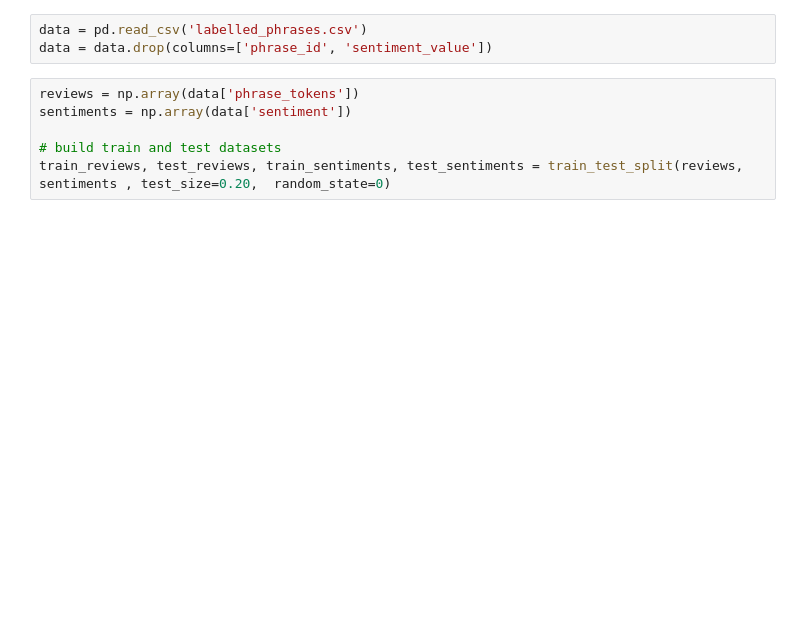
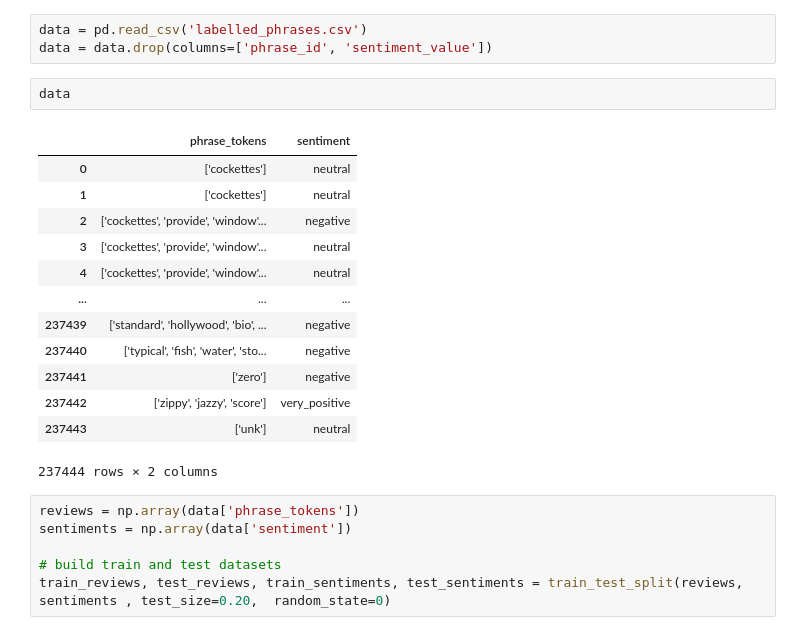
Before and after one commit to Evan-Moss/sentiment-classification, a Jupyter notebook: notebooks/supervised-learning.ipynb, the cells around one changed output. Saved outputs shown, nothing was run; the diff lists cells and outputs as text; blank space fills up the shorter version.

```diff
--- a/notebooks/supervised-learning.ipynb
+++ b/notebooks/supervised-learning.ipynb
@@ -123,6 +131,22 @@ labelled_phrases.head()
 # %%
 data = pd.read_csv('labelled_phrases.csv')
 data = data.drop(columns=['phrase_id', 'sentiment_value'])
+# %%
+data
+# %% [output]
+|  | phrase_tokens | sentiment |
+| 0 | ['cockettes'] | neutral |
+| 1 | ['cockettes'] | neutral |
+| 2 | ['cockettes', 'provide', 'window'... | negative |
+| 3 | ['cockettes', 'provide', 'window'... | neutral |
+| 4 | ['cockettes', 'provide', 'window'... | neutral |
+| ... | ... | ... |
+| 237439 | ['standard', 'hollywood', 'bio', ... | negative |
+| 237440 | ['typical', 'fish', 'water', 'sto... | negative |
+| 237441 | ['zero'] | negative |
+| 237442 | ['zippy', 'jazzy', 'score'] | very_positive |
+| 237443 | ['unk'] | neutral |
+237444 rows × 2 columns
 # %%
 reviews = np.array(data['phrase_tokens'])
 sentiments = np.array(data['sentiment'])
```
Also changed, not shown: parts of 8 cells of this notebook, 1 other file.
